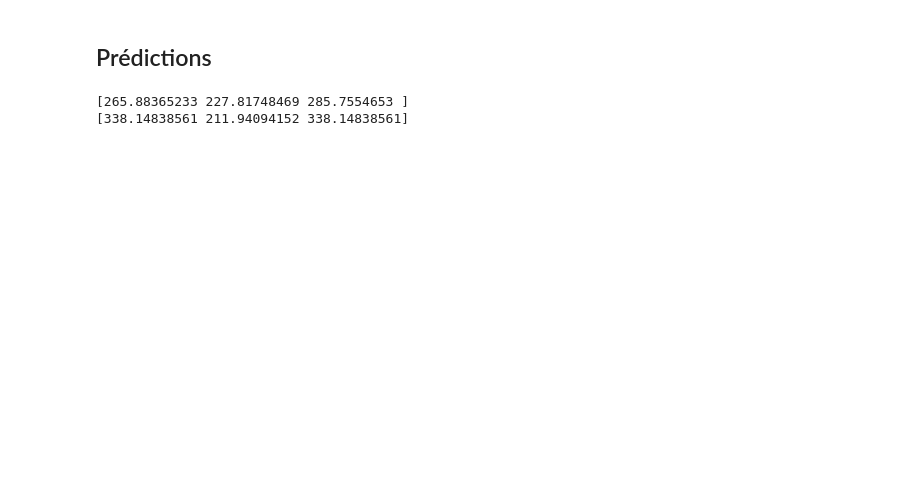
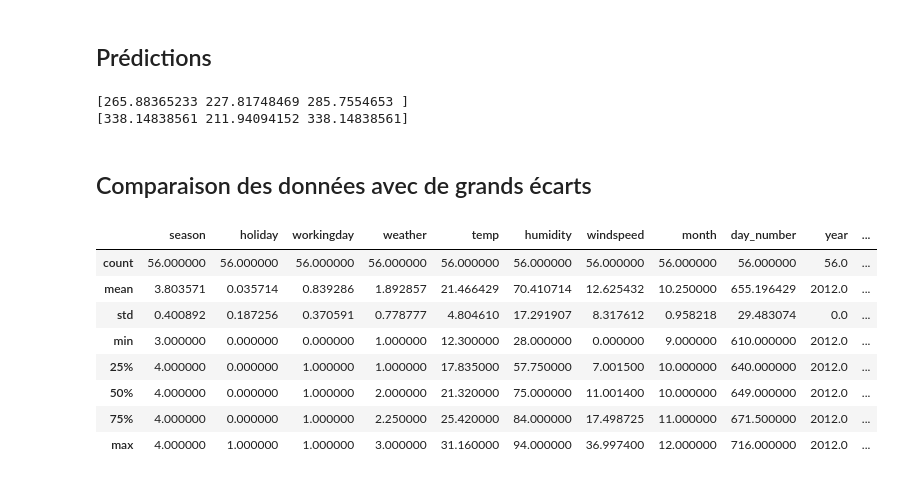
Before and after one commit to RudyBourez/Bike_Sharing, a Jupyter notebook: random_forest_lgbm.ipynb, the cells around one changed output. Cells and saved outputs as stored; diff of their text form; code cells hidden in the pictures; blank space fills up the shorter version.

Commit message:
analyse des écarts

```diff
--- a/random_forest_lgbm.ipynb
+++ b/random_forest_lgbm.ipynb
@@ -103,3 +142,22 @@ print(make_prediction(y=[[4, 1, 0, 1, 25, 30, 20, "Monday", 4, 4370, 2022, 10],
 # %% [output]
 [265.88365233 227.81748469 285.7554653 ]
 [338.14838561 211.94094152 338.14838561]
+# %% [markdown]
+## Comparaison des données avec de grands écarts
+# %%
+df_pred = X_test
+df_pred["y_reel"] = np.exp(np.array(y_test))
+df_pred["y_pred"] = np.exp(yl_pred)
+df_pred["Ecart"] = abs(df_pred["y_reel"]- df_pred["y_pred"])
+# %%
+df_pred[df_pred["Ecart"] > 200].describe()
+# %% [output]
+|  | season | holiday | workingday | weather | temp | humidity | windspeed | month | day_number | year | ... |
+| count | 56.000000 | 56.000000 | 56.000000 | 56.000000 | 56.000000 | 56.000000 | 56.000000 | 56.000000 | 56.000000 | 56.0 | ... |
+| mean | 3.803571 | 0.035714 | 0.839286 | 1.892857 | 21.466429 | 70.410714 | 12.625432 | 10.250000 | 655.196429 | 2012.0 | ... |
+| std | 0.400892 | 0.187256 | 0.370591 | 0.778777 | 4.804610 | 17.291907 | 8.317612 | 0.958218 | 29.483074 | 0.0 | ... |
+| min | 3.000000 | 0.000000 | 0.000000 | 1.000000 | 12.300000 | 28.000000 | 0.000000 | 9.000000 | 610.000000 | 2012.0 | ... |
+| 25% | 4.000000 | 0.000000 | 1.000000 | 1.000000 | 17.835000 | 57.750000 | 7.001500 | 10.000000 | 640.000000 | 2012.0 | ... |
+| 50% | 4.000000 | 0.000000 | 1.000000 | 2.000000 | 21.320000 | 75.000000 | 11.001400 | 10.000000 | 649.000000 | 2012.0 | ... |
+| 75% | 4.000000 | 0.000000 | 1.000000 | 2.250000 | 25.420000 | 84.000000 | 17.498725 | 11.000000 | 671.500000 | 2012.0 | ... |
+| max | 4.000000 | 1.000000 | 1.000000 | 3.000000 | 31.160000 | 94.000000 | 36.997400 | 12.000000 | 716.000000 | 2012.0 | ... |
```
Also changed, not shown: parts of 12 cells of this notebook.
